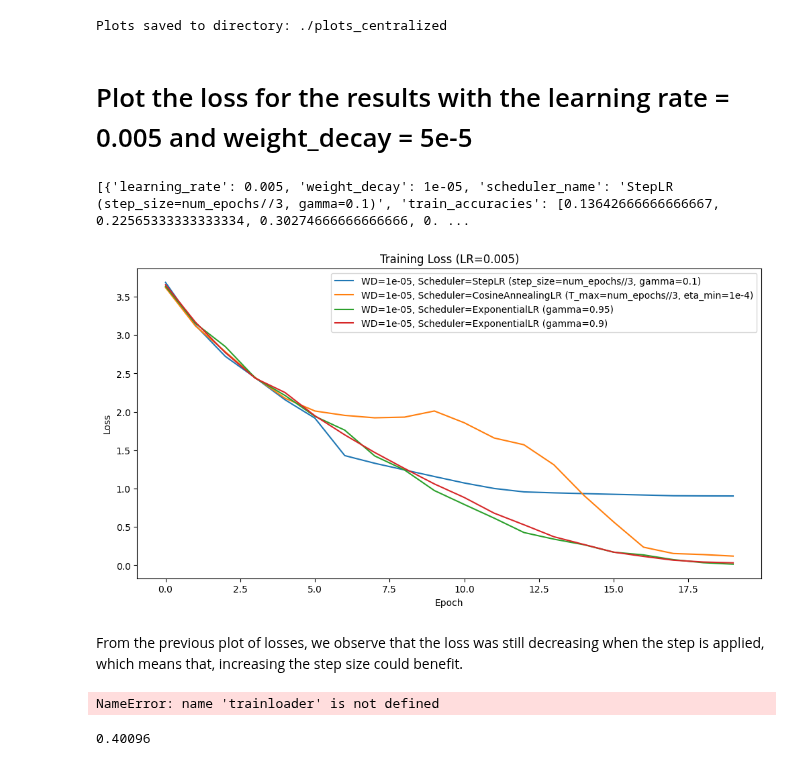
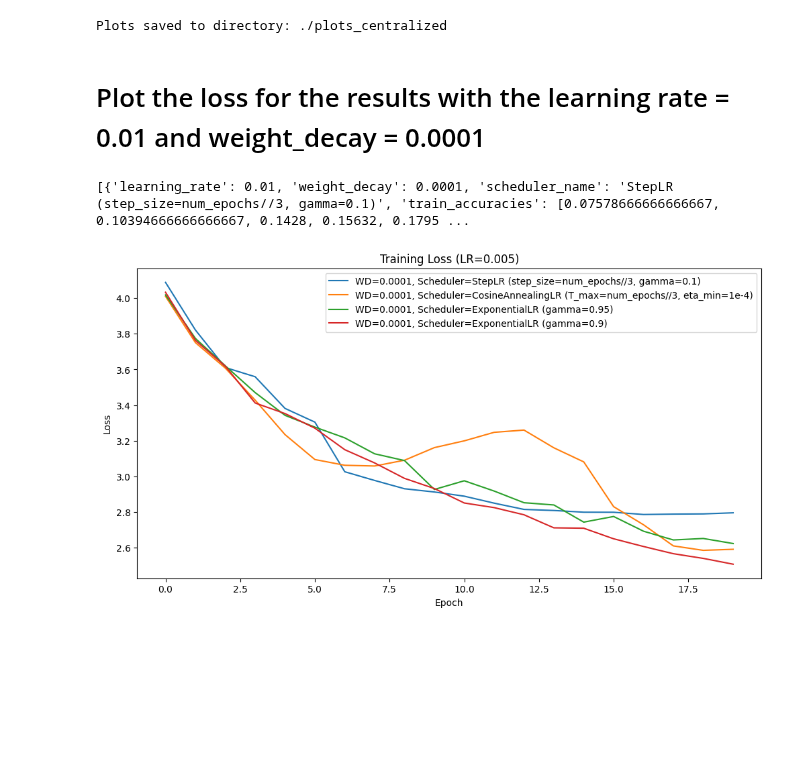
Before and after one commit to stefffffffffano/AML_FederatedLearning, a Jupyter notebook: cifar100/train_centralized.ipynb, the cells around one changed output. Saved outputs shown, nothing was run; the diff lists cells and outputs as text; code cells hidden in the pictures; blank space fills up the shorter version.

Commit message:
hyperparameters tuning completed for the centralized version, training started and first part of the report.

```diff
--- a/cifar100/train_centralized.ipynb
+++ b/cifar100/train_centralized.ipynb
@@ -252,59 +267,24 @@ plot_results(results)
 # %% [output]
 Plots saved to directory: ./plots_centralized
 # %% [markdown]
-# Plot the loss for the results with the learning rate = 0.005 and weight_decay = 5e-5
+# Plot the loss for the results with the learning rate = 0.01 and weight_decay = 0.0001
 # %%
 import copy
 resLR = []
-filtered_results = [res for res in results if res['learning_rate'] == 0.005 and res['weight_decay'] == 1e-5]
+filtered_results = [res for res in results if res['learning_rate'] == 0.01 and res['weight_decay'] == 0.0001]
 
 # Stampa dei risultati filtrati per verificare
 print(filtered_results)
 
 #plot only train losses
 plt.figure(figsize=(12, 6))
 for res in filtered_results:
     plt.plot(res['train_losses'], label=f"WD={res['weight_decay']}, Scheduler={res['scheduler_name']}")
 plt.xlabel('Epoch')
 plt.ylabel('Loss')
 plt.title(f"Training Loss (LR=0.005)")
 plt.legend()
 plt.show()
 # %% [output]
-[{'learning_rate': 0.005, 'weight_decay': 1e-05, 'scheduler_name': 'StepLR (step_size=num_epochs//3, gamma=0.1)', 'train_accuracies': [0.13642666666666667, 0.22565333333333334, 0.30274666666666666, 0. ...
+[{'learning_rate': 0.01, 'weight_decay': 0.0001, 'scheduler_name': 'StepLR (step_size=num_epochs//3, gamma=0.1)', 'train_accuracies': [0.07578666666666667, 0.10394666666666667, 0.1428, 0.15632, 0.1795 ...
-[figure, old version]
+[figure, new version]
-# %% [markdown]
-From the previous plot of losses, we observe that the loss was still decreasing when the step is applied, which means that, increasing the step size could benefit.
-# %%
-#Let's try to increase the T_max to see if it works better
-num_epochs = 40
-lr= 0.005
-wd= 5e-5
-# Reset the model
-model = LeNet5().to(DEVICE)
-# Create the optimizer
-optimizer = torch.optim.SGD(model.parameters(), lr=lr, momentum=0.9, weight_decay=wd)
-# Create the scheduler
-scheduler = torch.optim.lr_scheduler.CosineAnnealingLR(optimizer, T_max=num_epochs/3, eta_min=1e-4)
-# Execute training
-train_accuracies, train_losses, val_accuracies, val_losses, model = train(num_epochs, scheduler,optimizer)
-best_val_accuracy = max(val_accuracies)
-print(best_val_accuracy)
-# %% [output]
-NameError: name 'trainloader' is not defined
-# %%
-#Let's try to increase the step size to see if it works better
-lr= 0.005
-wd= 5e-5
-# Reset the model
-model = LeNet5().to(DEVICE)
-# Create the optimizer
-optimizer = torch.optim.SGD(model.parameters(), lr=lr, momentum=0.9, weight_decay=wd)
-# Create the scheduler
-scheduler = torch.optim.lr_scheduler.StepLR(optimizer, step_size=num_epochs/3, gamma=0.1)
-# Execute training
-train_accuracies, train_losses, val_accuracies, val_losses, model = train(30, scheduler,optimizer)
-best_val_accuracy = max(val_accuracies)
-print(best_val_accuracy)
-# %% [output]
-0.40096
```
Also changed, not shown: parts of 9 cells of this notebook, 53 other files.
